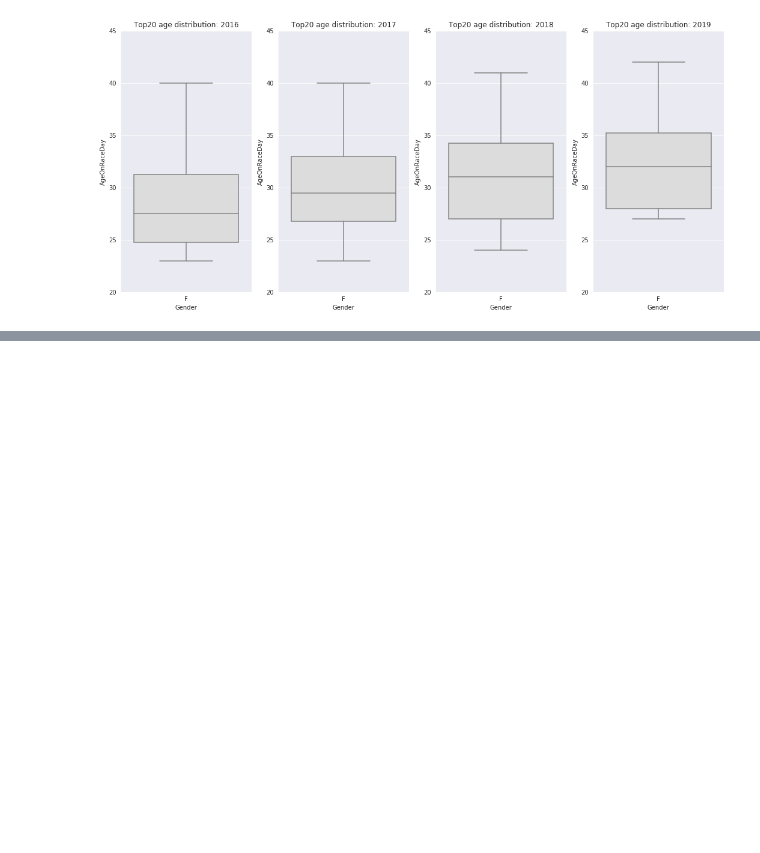
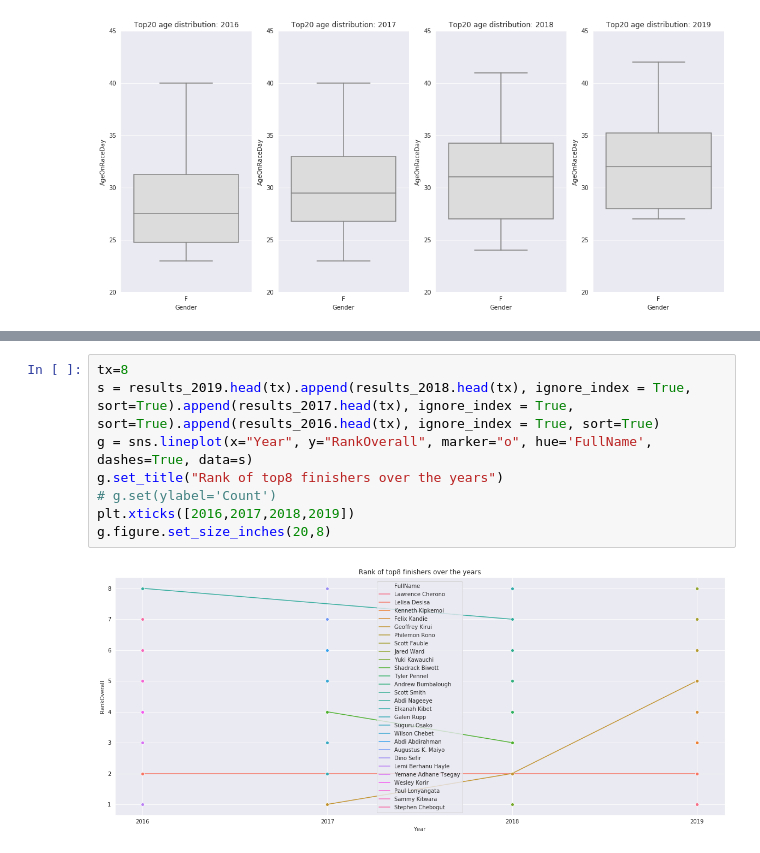
Before and after one commit to mijapa/BostonMarathonAnalisys, a Jupyter notebook: BostonMarathonTop.ipynb, the cells around one changed output, grey strips where cells are left out. Drawn from its saved outputs; the diff is of its cells as text; blank space fills up the shorter version.

Commit message:
add rank of top finishers over the years

```diff
--- a/BostonMarathonTop.ipynb
+++ b/BostonMarathonTop.ipynb
@@ -123,0 +129,10 @@ g.figure.set_size_inches(20,8)
+# %%
+tx=8
+s = results_2019.head(tx).append(results_2018.head(tx), ignore_index = True, sort=True).append(results_2017.head(tx), ignore_index = True, sort=True).append(results_2016.head(tx), ignore_index = True, sort=True)
+g = sns.lineplot(x="Year", y="RankOverall", marker="o", hue='FullName', dashes=True, data=s)
+g.set_title("Rank of top8 finishers over the years")
+# g.set(ylabel='Count')
+plt.xticks([2016,2017,2018,2019])
+g.figure.set_size_inches(20,8)
+# %% [output]
+[figure, added]
```
Also changed, not shown: parts of 5 cells of this notebook.
